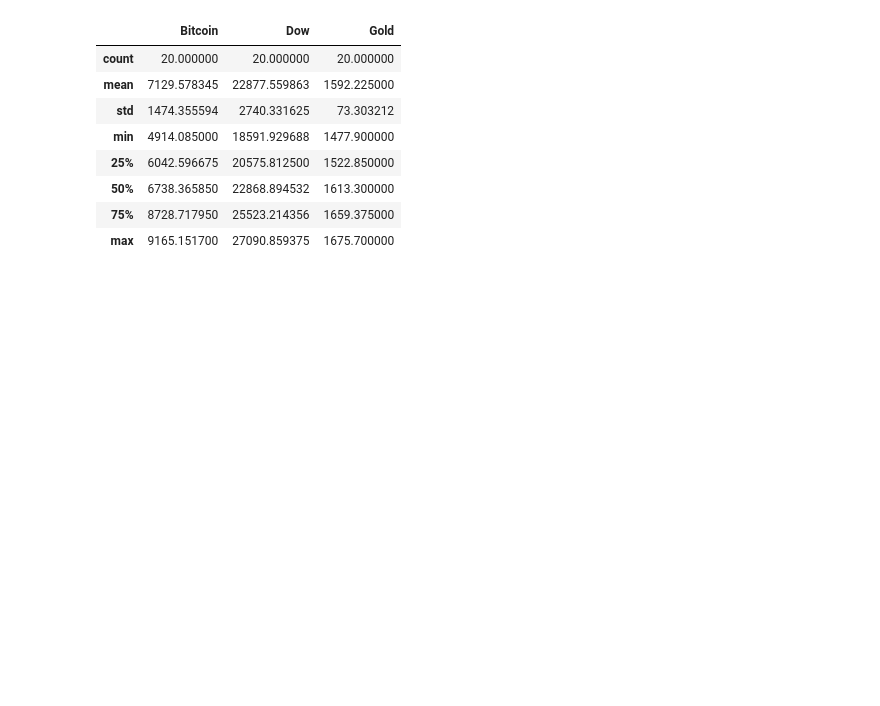
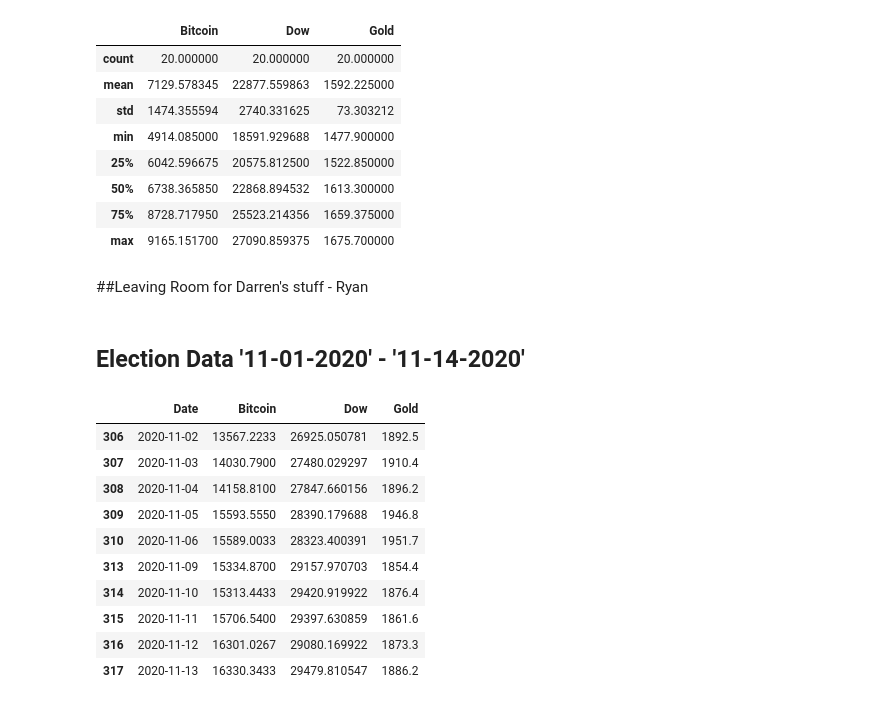
Before and after one commit to darrenr10/Project_1, a Jupyter notebook: project-nb.ipynb, the cells around one changed output. Saved outputs shown, nothing was run; the diff lists cells and outputs as text; code cells hidden in the pictures; blank space fills up the shorter version.

```diff
--- a/project-nb.ipynb
+++ b/project-nb.ipynb
@@ -309,3 +268,26 @@ covid_df.describe()
 | 50% | 6738.365850 | 22868.894532 | 1613.300000 |
 | 75% | 8728.717950 | 25523.214356 | 1659.375000 |
 | max | 9165.151700 | 27090.859375 | 1675.700000 |
+# %% [markdown]
+##Leaving Room for Darren's stuff - Ryan
+# %% [markdown]
+## Election Data '11-01-2020' - '11-14-2020'
+# %%
+##Set dates for election.  Used 2 weeks due to delayed election results
+start_date = '11-01-2020'
+end_date = '11-14-2020'
+
+election_df = merged.loc[(merged['Date'] >= start_date) & (merged['Date'] <= end_date)]
+election_df
+# %% [output]
+|  | Date | Bitcoin | Dow | Gold |
+| 306 | 2020-11-02 | 13567.2233 | 26925.050781 | 1892.5 |
+| 307 | 2020-11-03 | 14030.7900 | 27480.029297 | 1910.4 |
+| 308 | 2020-11-04 | 14158.8100 | 27847.660156 | 1896.2 |
+| 309 | 2020-11-05 | 15593.5550 | 28390.179688 | 1946.8 |
+| 310 | 2020-11-06 | 15589.0033 | 28323.400391 | 1951.7 |
+| 313 | 2020-11-09 | 15334.8700 | 29157.970703 | 1854.4 |
+| 314 | 2020-11-10 | 15313.4433 | 29420.919922 | 1876.4 |
+| 315 | 2020-11-11 | 15706.5400 | 29397.630859 | 1861.6 |
+| 316 | 2020-11-12 | 16301.0267 | 29080.169922 | 1873.3 |
+| 317 | 2020-11-13 | 16330.3433 | 29479.810547 | 1886.2 |
```
Also changed, not shown: parts of 15 cells of this notebook, 1 other file.
